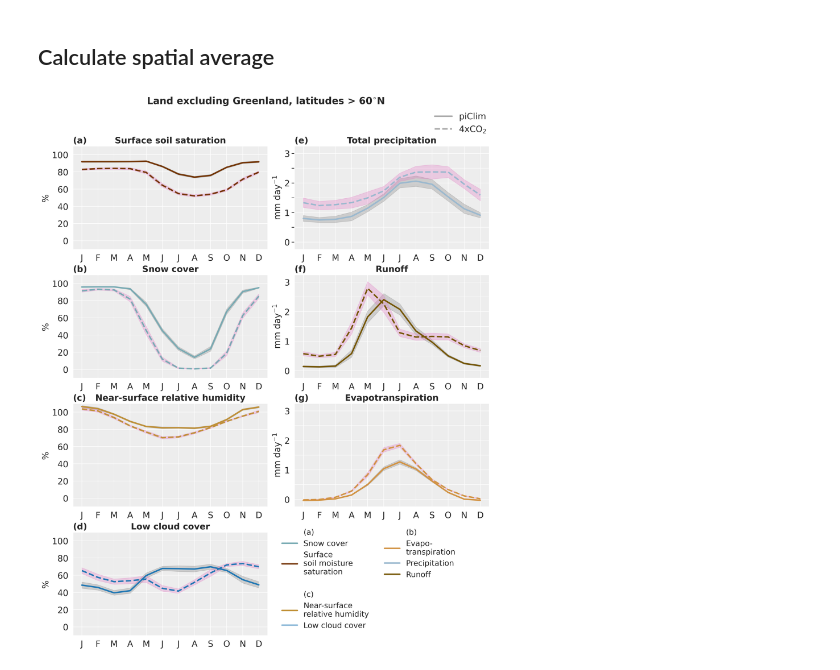
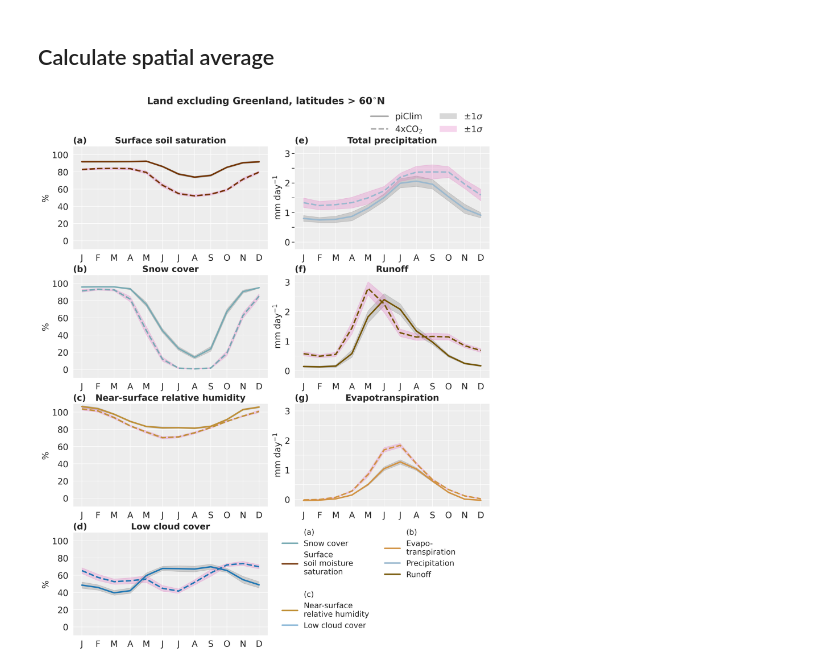
Before and after one commit to astridbg/arctic-cloud-feedbacks, a Jupyter notebook: FigA4.ipynb, the cells around one changed output. Drawn from its saved outputs; the diff is of its cells as text; code cells hidden in the pictures.

Commit message:
Added standard deviation label

```diff
--- a/FigA4.ipynb
+++ b/FigA4.ipynb
@@ -141,49 +141,41 @@ from matplotlib.lines import Line2D
 from matplotlib.patches import Patch
 
 legend_elements_0 = [Line2D([0], [0], color='darkgrey', lw=lw, linestyle='-', label='piClim'),
-                Line2D([0], [0], color='darkgrey', lw=lw, linestyle='--', label='4xCO$_2$'),]
+                Line2D([0], [0], color='darkgrey', lw=lw, linestyle='--', label='4xCO$_2$'),
+                Patch(facecolor=sim_colors[0], edgecolor=None, alpha=0.3, label='$\pm$1$\sigma$'),
+                Patch(facecolor=sim_colors[1], edgecolor=None, alpha=0.3, label='$\pm$1$\sigma$')]
 
-
-legend_elements_1 = [Line2D([0], [0], color=SC_color, lw=lw, linestyle='-', label='Snow cover'),
-                Line2D([0], [0], color=SM_color, lw=lw, linestyle='-', label='Surface\nsoil moisture\nsaturation')]
-
-legend_elements_2 = [Line2D([0], [0], color=ET_color, lw=lw, linestyle='-', label='Evapotranspiration'),
-                   Line2D([0], [0], color=P_color, lw=lw, linestyle='-', label='Precipitation'),
-                   Line2D([0], [0], color=R_color, lw=lw, linestyle='-', label='Runoff')]
-
-legend_elements_3 = [Line2D([0], [0], color=SRH_color, lw=lw, linestyle='-', label='Near-surface\nrelative humidity'),
-                Line2D([0], [0], color=LCC_color, lw=lw, linestyle='-', alpha=0.5,label='Low cloud cover')]
 
 legend_elements_all = [
                 Patch(visible=False,label= '(a)'),
                 Line2D([0], [0], color=SC_color, lw=lw, linestyle='-', label='Snow cover'),
                 Line2D([0], [0], color=SM_color, lw=lw, linestyle='-', label='Surface\nsoil moisture\nsaturation'),
                 Patch(visible=False,label= ' '),
                 Patch(visible=False,label= '(c)'),
                 Line2D([0], [0], color=SRH_color, lw=lw, linestyle='-', label='Near-surface\nrelative humidity'),
                 Line2D([0], [0], color=LCC_color, lw=lw, linestyle='-', alpha=0.5,label='Low cloud cover'),
                 Patch(visible=False,label= '(b)'),
                 Line2D([0], [0], color=ET_color, lw=lw, linestyle='-', label='Evapo-\ntranspiration'),
                 Line2D([0], [0], color=P_color, lw=lw, linestyle='-', label='Precipitation'),
                 Line2D([0], [0], color=R_color, lw=lw, linestyle='-', label='Runoff'),
                 Patch(visible=False,label= ' '),
                 Patch(visible=False,label= ' '),]
 
 ax1 = axs['(e)'].twinx()
-ax1.legend(handles=legend_elements_0, loc='upper left', bbox_to_anchor=(0.68, 1.40),frameon=False,
-                fontsize=18,title_fontsize=18)
+ax1.legend(handles=legend_elements_0, loc='upper left', bbox_to_anchor=(0.35, 1.40),frameon=False,
+                fontsize=18,title_fontsize=18,ncols=2)
 ax1.get_yaxis().set_visible(False)
 
 axs[' '].legend(handles=legend_elements_all, loc='upper left', bbox_to_anchor=(-0.1, 1.1),frameon=False,
                 fontsize=16,title_fontsize=16,ncols=2)
 
 # Label subplots
 for label, ax in axs.items():
     ax.set_title(label, loc='left', fontsize=18,fontweight='bold')
 fig.suptitle('Land excluding Greenland, latitudes > 60$^{\circ}$N',fontsize=20,fontweight='bold')
 fig.savefig('/nird/datapeak/NS9600K/astridbg/arctic-cld-feedbacks/arctic-cloud-feedbacks/article_figs/FigA4.png',bbox_inches='tight')
 fig.savefig('/nird/datapeak/NS9600K/astridbg/arctic-cld-feedbacks/arctic-cloud-feedbacks/article_figs/FigA4.pdf',bbox_inches='tight')
 
 plt.show()
 # %% [output]
-[figure, old version]
+[figure, new version]
```
Also changed, not shown: 2 other files.
